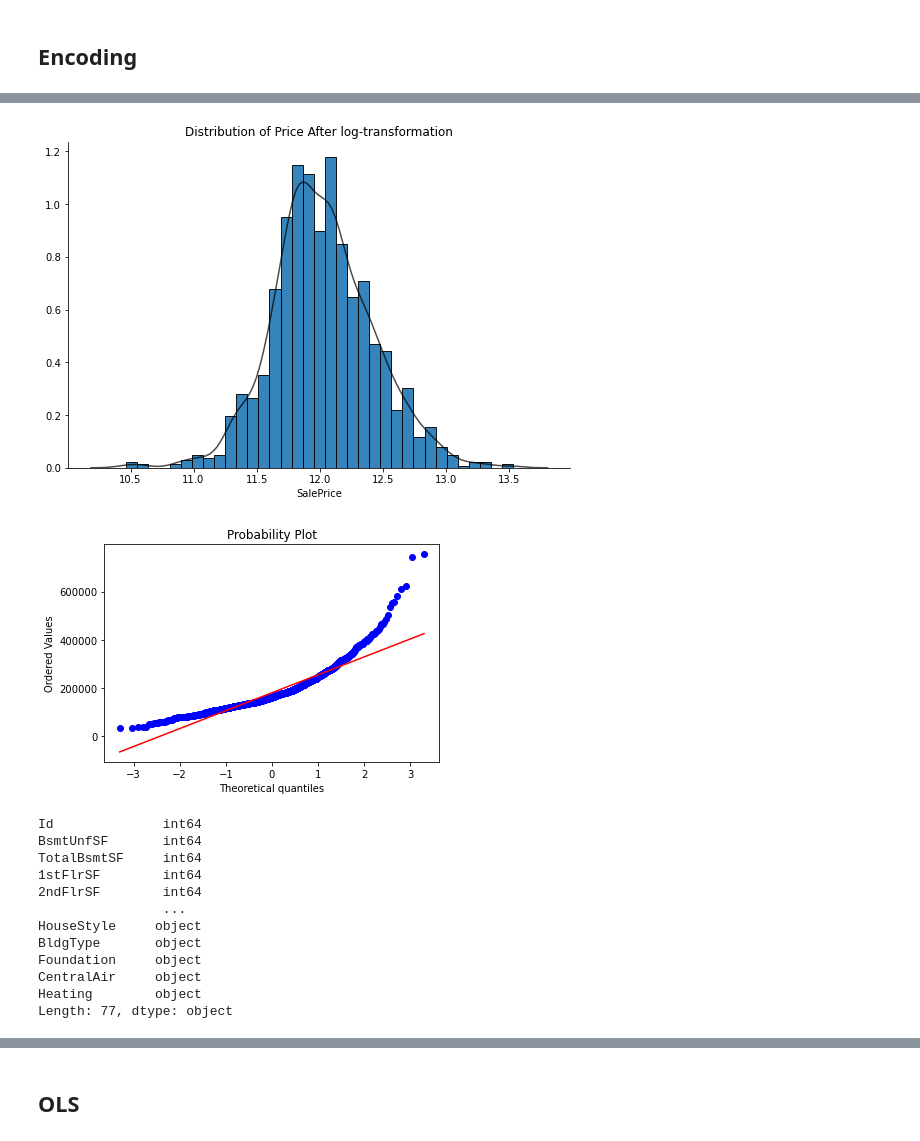
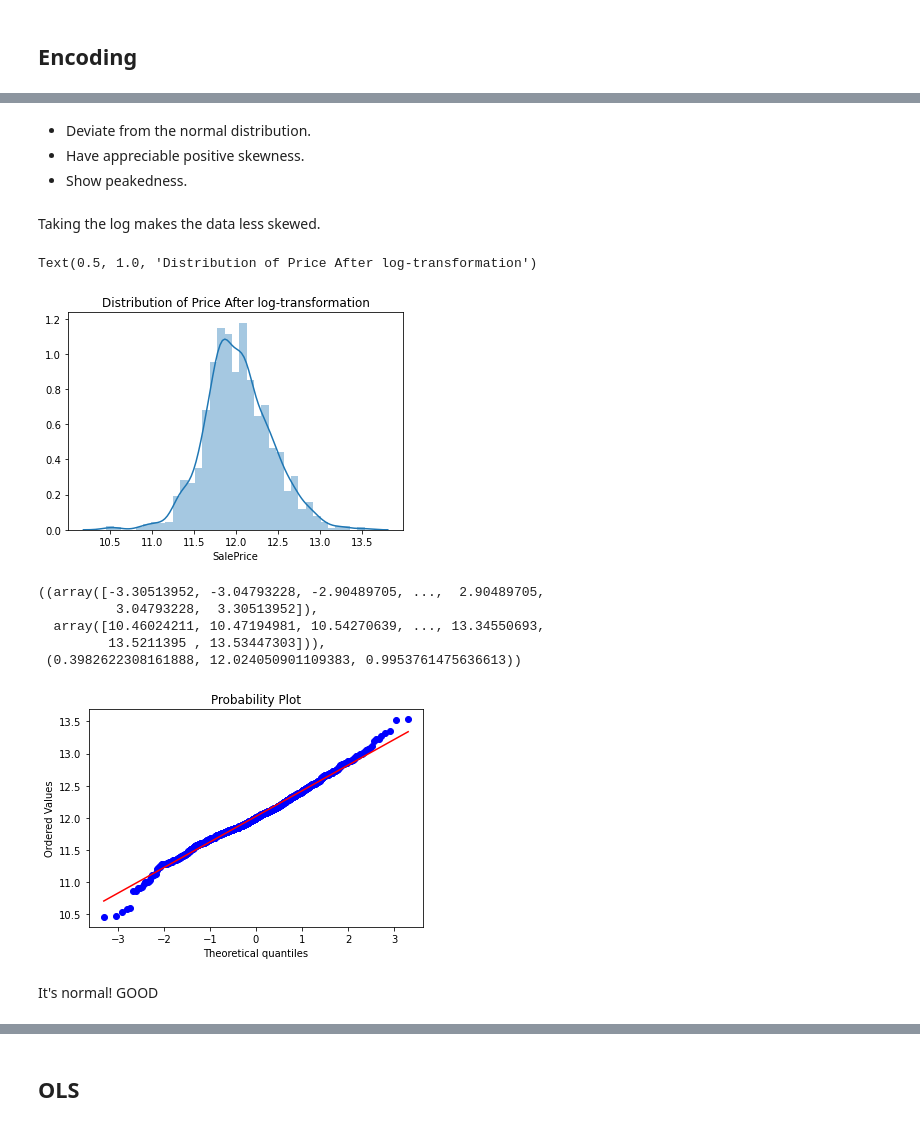
Before and after one commit to Casssiee/House-Price, a Jupyter notebook: House Prices Advance.ipynb, the cells around one changed output, grey strips where cells are left out. Saved outputs shown, nothing was run; the diff lists cells and outputs as text; code cells hidden in the pictures.

```diff
--- a/House Prices Advance.ipynb
+++ b/House Prices Advance.ipynb
@@ -32,3 +30,5 @@ training data dimensions:  (1460, 81)
 test data dimensions:  (1459, 80)
 # %% [markdown]
 ## Data cleaning
+# %%
+train = train.drop(['PoolQC','MiscFeature','Alley','Fence','GarageYrBlt'], axis = 1)
@@ -109,5 +84,4 @@ dtype: object
 # %%
 #deal with missing value by filling the most frequently value
-train_filling['MasVnrType'].fillna('None', inplace = True)
-train_filling['Electrical'].fillna('SErKr', inplace = True)
-train_filling['GarageYrBlt'].fillna('2005.0', inplace = True)
+train_filling['MasVnrType'].fillna(train_filling['MasVnrArea'].mode, inplace = True)
+train_filling['Electrical'].fillna(train_filling['Electrical'].mode, inplace = True)
@@ -131,3 +92,15 @@ train_filling.to_csv('train_clean.csv',index = False)
+# %%
+#MSSubClass=The building class
+train_filling['MSSubClass'] = train_filling['MSSubClass'].apply(str)
+
+
+#Changing OverallCond into a categorical variable
+train_filling['OverallCond'] = train_filling['OverallCond'].astype(str)
+
+
+#Year and month sold are transformed into categorical features.
+train_filling['YrSold'] = train_filling['YrSold'].astype(str)
+train_filling['MoSold'] = train_filling['MoSold'].astype(str)
 # %% [markdown]
 ## Clean Test Dataset
 # %%
@@ -269,30 +177,28 @@ test_filling.to_csv('test_clean.csv',index = False)
+# %% [markdown]
+- Deviate from the normal distribution.
+- Have appreciable positive skewness.
+- Show peakedness.
+# %% [markdown]
+Taking the log makes the data less skewed.
 # %%
 #log-transformation on y
 log_y_train=np.log(train_filling['SalePrice'])
-plot_dist(log_y_train)
+sns.distplot(log_y_train);
 plt.title('Distribution of Price After log-transformation')
-plt.show()
 # %% [output]
+Text(0.5, 1.0, 'Distribution of Price After log-transformation')
-[figure, old version]
+[figure, new version]
 # %%
-qq_plot = stats.probplot(train_filling['SalePrice'], plot=plt)
+stats.probplot(log_y_train, plot=plt)
 # %% [output]
+((array([-3.30513952, -3.04793228, -2.90489705, ...,  2.90489705,
+          3.04793228,  3.30513952]),
+  array([10.46024211, 10.47194981, 10.54270639, ..., 13.34550693,
+         13.5211395 , 13.53447303])),
+ (0.3982622308161888, 12.024050901109383, 0.9953761475636613))
-[figure, old version]
+[figure, new version]
+# %% [markdown]
+It's normal! GOOD
 # %%
 train_clean = train_filling.copy()
 test_clean = test_filling.copy()
-# %%
-train_clean.dtypes.sort_values()
-# %% [output]
-Id              int64
-BsmtUnfSF       int64
-TotalBsmtSF     int64
-1stFlrSF        int64
-2ndFlrSF        int64
-                ...
-HouseStyle     object
-BldgType       object
-Foundation     object
-CentralAir     object
-Heating        object
-Length: 77, dtype: object
```
Also changed, not shown: parts of 69 cells of this notebook.
